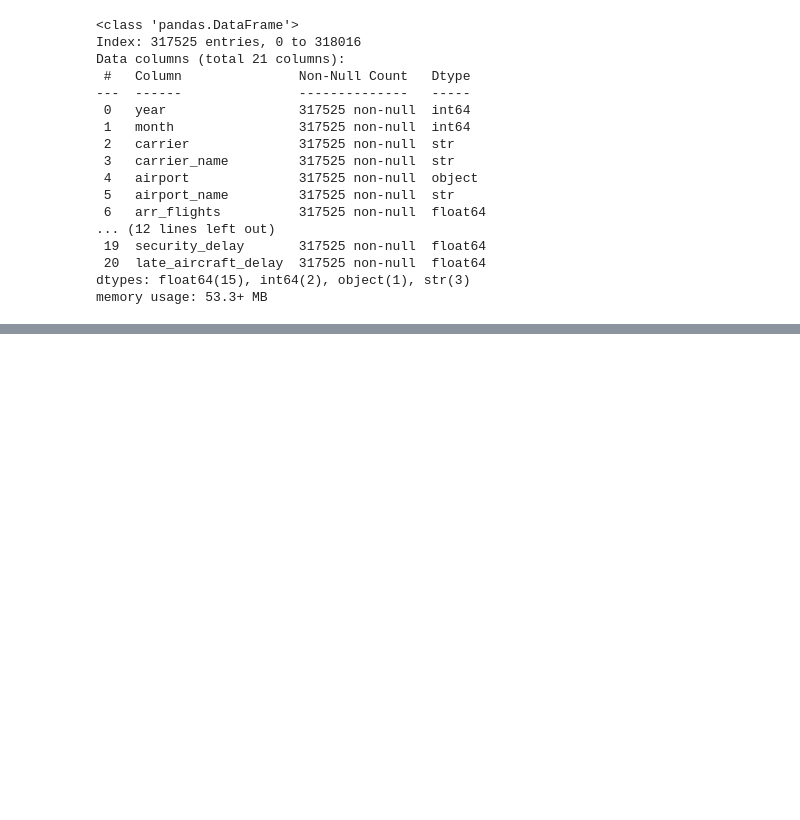
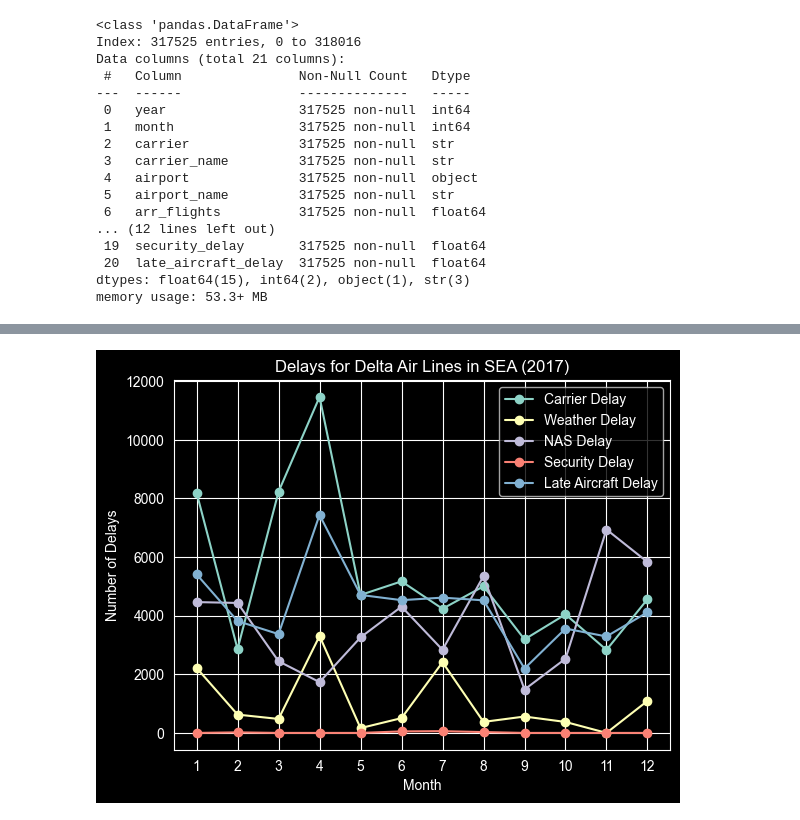
Before and after one commit to nessa-c/Airline_Delay_Analysis, a Jupyter notebook: EDA.ipynb, the cells around one changed output, grey strips where cells are left out. Cells and saved outputs as stored; diff of their text form; code cells hidden in the pictures; blank space fills up the shorter version.

```diff
--- a/EDA.ipynb
+++ b/EDA.ipynb
@@ -252,0 +315,24 @@ max          148181.000000
+# %%
+year_to_analyze = 2017
+carrier_to_analyze = 'Delta Air Lines'
+airport_to_analyze = 'SEA'
+
+monthly_delays_df = delays_df[
+    (delays_df['year'] == year_to_analyze) &
+    (delays_df['carrier_name'].str.contains(carrier_to_analyze)) &
+    (delays_df['airport_code'] == airport_to_analyze)
+].groupby('month')[['carrier_delay', 'weather_delay', 'nas_delay', 'security_delay', 'late_aircraft_delay']].sum().reset_index()
+monthly_delays_df = monthly_delays_df.rename(columns={'carrier_delay': 'Carrier Delay', 'weather_delay': 'Weather Delay', 'nas_delay': 'NAS Delay', 'security_delay': 'Security Delay', 'late_aircraft_delay': 'Late Aircraft Delay'})
+
+monthly_delays_df.plot(
+    x='month',
+    kind='line',
+    marker='o'
+)
+plt.title(f'Delays for {carrier_to_analyze} in {airport_to_analyze} ({year_to_analyze})')
+plt.xlabel('Month')
+plt.ylabel('Number of Delays')
+plt.xticks(range(1,13))
+plt.show()
+# %% [output]
+[figure, added]
```
Also changed, not shown: parts of 12 cells of this notebook.
